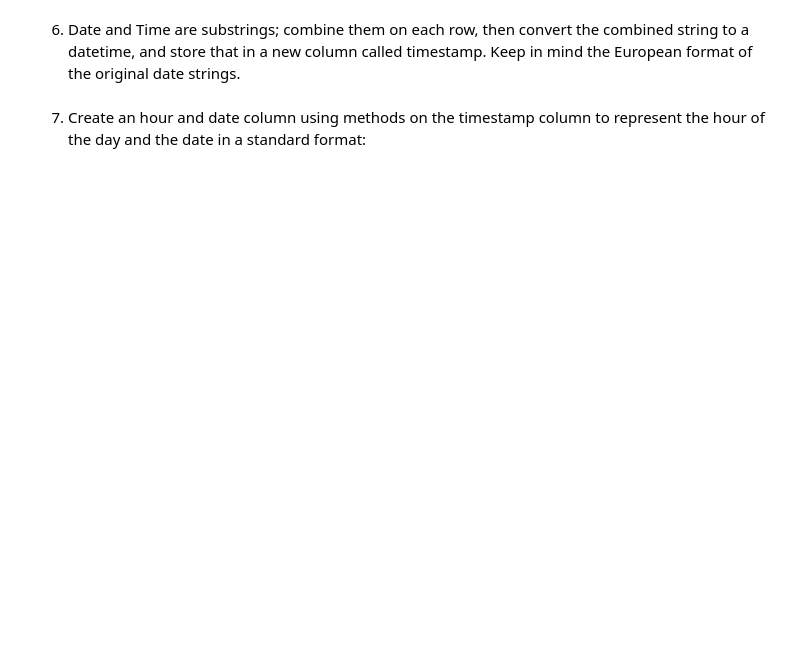
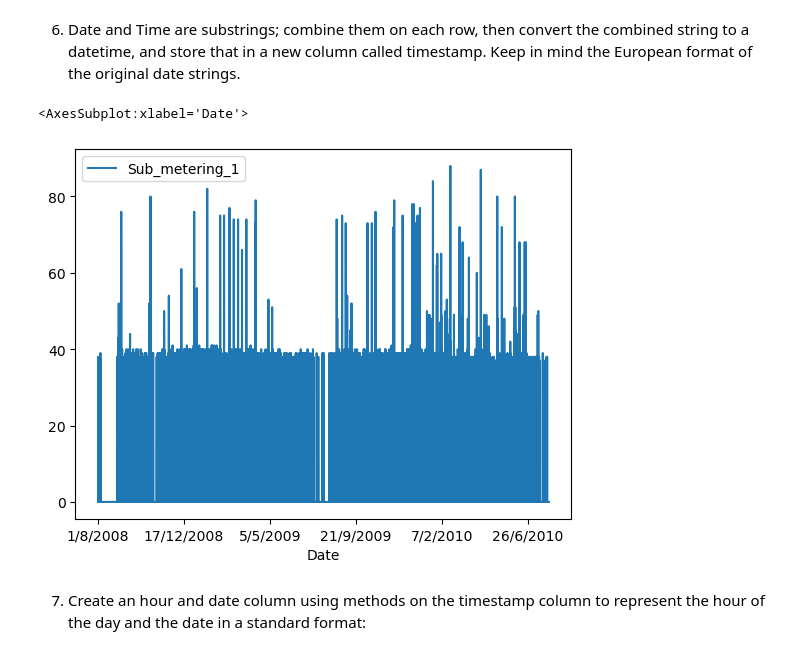
Before and after one commit to mlhudson1/CIDM4310-70_Pandas, a Jupyter notebook: Chapter12_Activity_12.01.ipynb, the cells around one changed output. Cells and saved outputs as stored; diff of their text form; code cells hidden in the pictures; blank space fills up the shorter version.

```diff
--- a/Chapter12_Activity_12.01.ipynb
+++ b/Chapter12_Activity_12.01.ipynb
@@ -9,3 +9,6 @@ import pandas as pd
 import numpy as np
 # %% [markdown]
 2. Read in the household_power_consumption.csv data from the Datasets directory, and list the first few rows.
+# %%
+df=pd.read_csv('Chapter12-Datasets/household_power_consumption.csv',sep=';',low_memory=False)
+df.head()
@@ -14,2 +37,9 @@ import numpy as np
 # %% [markdown]
 4. Make a quick visualization to understand the timeframe of the data. Your plan is to identify a year with complete data and focus on that:
+# %%
+for col in df.columns:
+    print('information for column '+
+         col +
+          ':\n',
+          df[col].describe()
+         )
@@ -17,0 +66,5 @@ import numpy as np
+# %%
+df.replace('?',np.nan, inplace=True)
+df.interpolate(inplace=True)
+for col in df.columns[2:]:
+    df[col]=df[col].astype(float)
@@ -18,4 +84,9 @@ import numpy as np
 # %% [markdown]
 6. Date and Time are substrings; combine them on each row, then convert the combined string to a datetime, and store that in a new column called timestamp. Keep in mind the European format of the original date strings.
+# %%
+(df[['Date','Sub_metering_1']].plot(x='Date', y='Sub_metering_1'))
+# %% [output]
+<AxesSubplot:xlabel='Date'>
+[figure, added]
 # %% [markdown]
 7. Create an hour and date column using methods on the timestamp column to represent the hour of the day and the date in a standard format:
```
Also changed, not shown: parts of 12 cells of this notebook.
